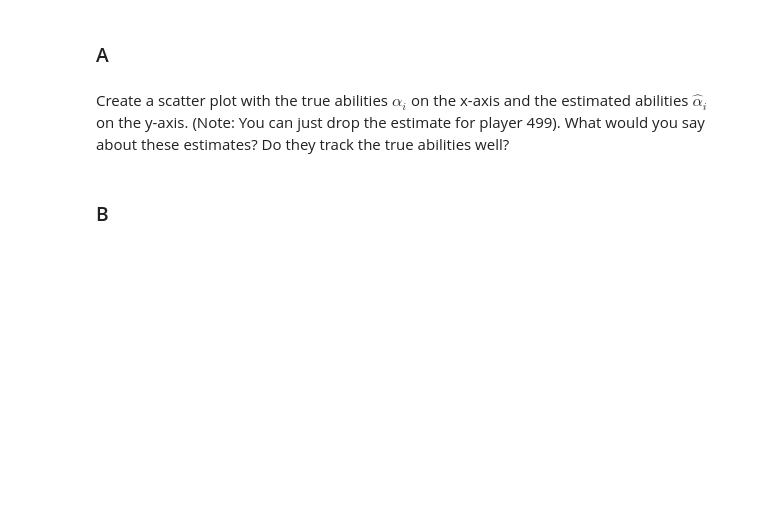
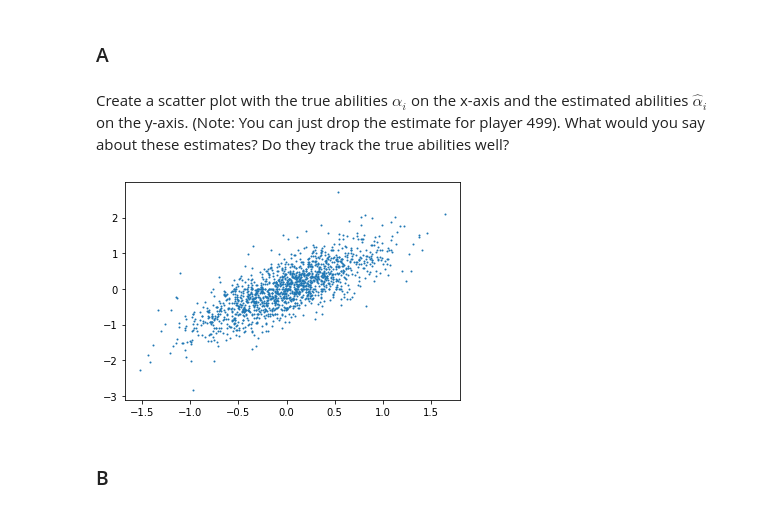
Before and after one commit to finateautomata/BayesianLearning, a Jupyter notebook: Assignment/assignment1/assignment1.ipynb, the cells around one changed output. Drawn from its saved outputs; the diff is of its cells as text; code cells hidden in the pictures; blank space fills up the shorter version.

```diff
--- a/Assignment/assignment1/assignment1.ipynb
+++ b/Assignment/assignment1/assignment1.ipynb
@@ -28,3 +35,16 @@ $$
 Using this estimate, find the top 10 worst players and their estimated ability.
 # %%
 #Code Here
+dat = pd.read_csv('data.csv')
+# %%
+temp_list = []
+for i in range(1, 1501):
+
+    yBar = np.mean(dat[dat['player'] == i].y)
+    alphaEst = np.log(yBar / (1 - yBar))
+    temp_list.append(alphaEst)
+
+# res is the dataframe collects all the estimated alpha
+res_Q1 = pd.DataFrame(temp_list, columns=['estimated alpha'])
+res_Q1.index += 1
+res_Q1
@@ -50,0 +114,12 @@ Create a scatter plot with the true abilities $\alpha_i$ on the x-axis and the e
+# %%
+#Code Here
+true_alpha = pd.read_csv('parameters.csv')
+true_alpha.index += 1
+true_alpha
+
+x = true_alpha['alpha']
+y = res_Q1['estimated alpha']
+plt.scatter(x, y, s=1)
+plt.show()
+# %% [output]
+[figure, added]
```
Also changed, not shown: parts of 23 cells of this notebook, 5 other files.
